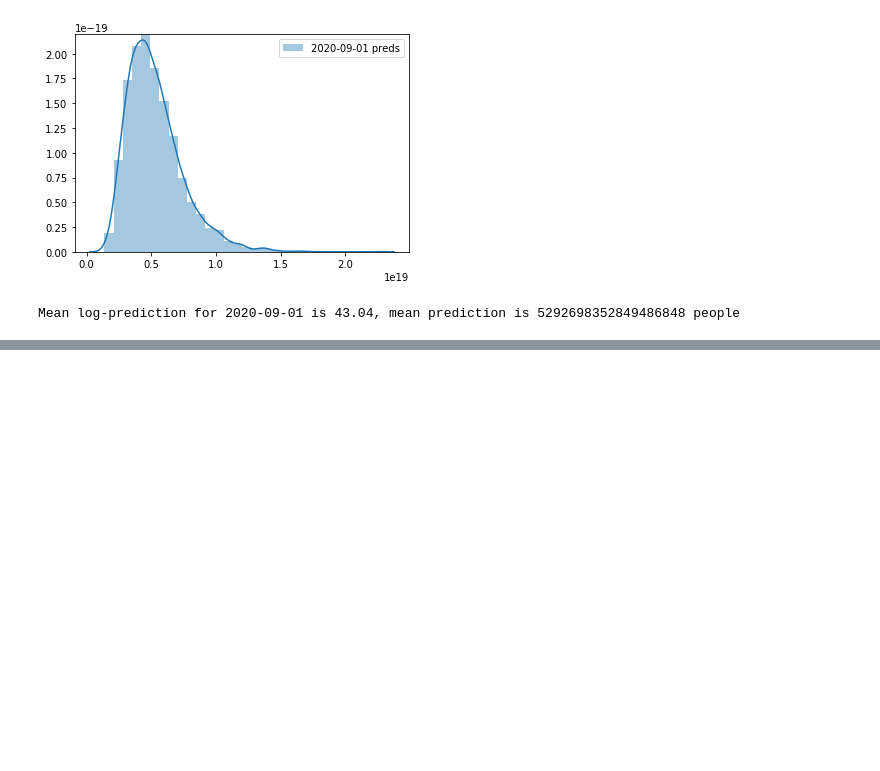
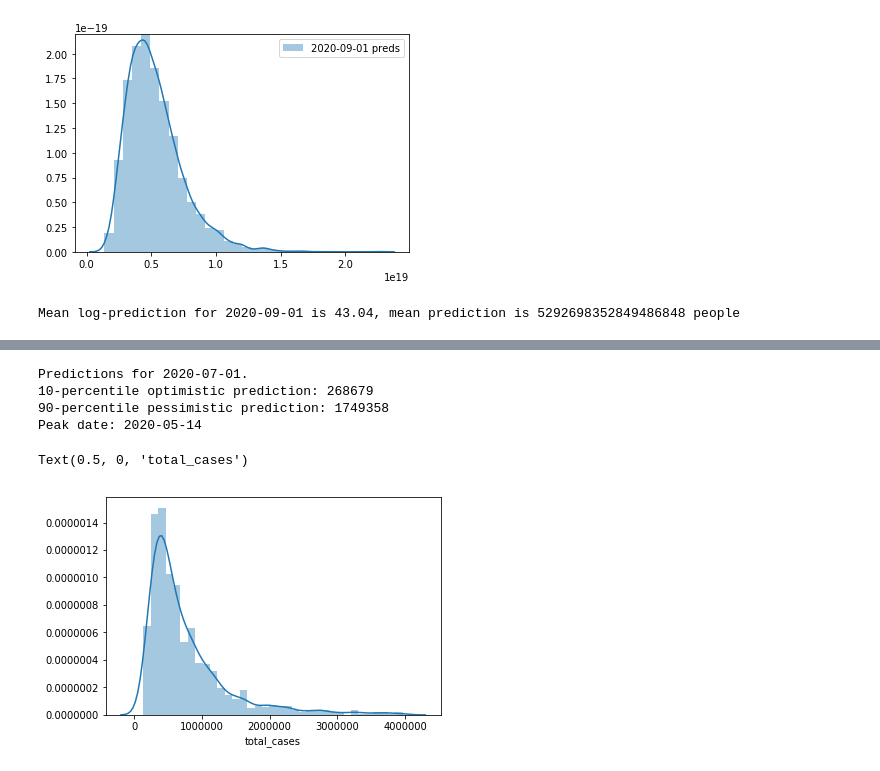
Before and after one commit to rogachevai/MADESPRING2020_ML, a Jupyter notebook: HW2/MADE_AML_HW2.ipynb, the cells around one changed output, grey strips where cells are left out. Saved outputs shown, nothing was run; the diff lists cells and outputs as text; code cells hidden in the pictures; blank space fills up the shorter version.

```diff
--- a/HW2/MADE_AML_HW2.ipynb
+++ b/HW2/MADE_AML_HW2.ipynb
@@ -200,0 +309,19 @@ Mean log-prediction for 2020-09-01 is 43.04, mean prediction is 5292698352849486
+# %%
+total_pred=[]
+my_w = np.random.multivariate_normal(mu_posterior, sigma_posterior, n)
+for w in my_w:
+    total_pred.append(np.cumsum(np.exp(X @ w))[-1])
+total_pred=np.array(total_pred)
+print(f'Predictions for { (list(df_covid_rus["date"])[0] + pd.Timedelta(days = max_day)).date()}.')
+print(f'10-percentile optimistic prediction: {int(np.percentile(total_pred, 10))}')
+print(f'90-percentile pessimistic prediction: {int(np.percentile(total_pred, 90))}')
+print(f'Peak date: {(list(df_covid_rus["date"])[0] + pd.Timedelta(days = int(-sigmoid_model.coef_[0]/(2*sigmoid_model.coef_[1])))).date()} ')
+sns.distplot(total_pred[total_pred < 4*10**6])
+plt.xlabel('total_cases')
+# %% [output]
+Predictions for 2020-07-01.
+10-percentile optimistic prediction: 268679
+90-percentile pessimistic prediction: 1749358
+Peak date: 2020-05-14
+Text(0.5, 0, 'total_cases')
+[figure, added]
```
Also changed, not shown: parts of 16 cells of this notebook.
